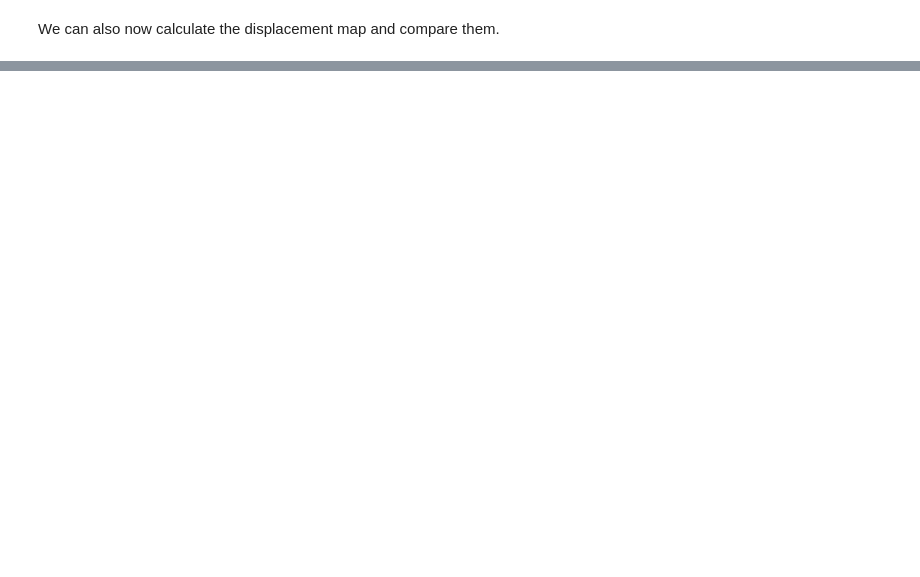
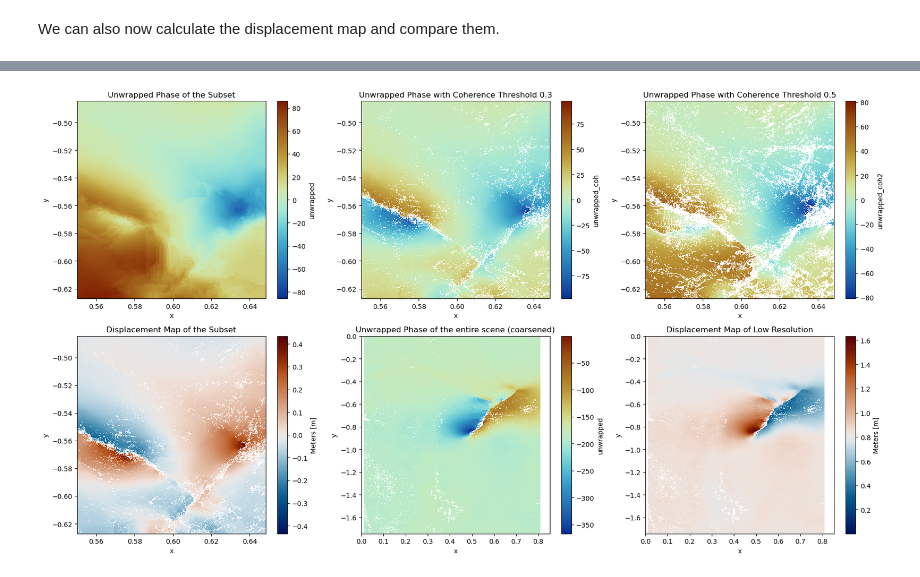
Before and after one commit to TUW-GEO/microwave-remote-sensing, a Jupyter notebook: unit_03/07_amplitude-and-phase.ipynb, the cells around one changed output, grey strips where cells are left out. Cells and saved outputs as stored; diff of their text form; code cells hidden in the pictures; blank space fills up the shorter version.

```diff
--- a/unit_03/07_amplitude-and-phase.ipynb
+++ b/unit_03/07_amplitude-and-phase.ipynb
@@ -310,31 +327,28 @@ plt.show()
 # %%
 # Plot summary of all previous plots
 fig, axs = plt.subplots(2, 3, figsize=(18, 10))
 ax = axs.ravel()
 
-# Unwrapped Phase
 (subset.unwrapped.plot.imshow(cmap=cmap_lin, ax=ax[0])
  .axes.set_title("Unwrapped Phase of the Subset"))
 
-# Unwrapped Phase with Coherence Threshold 0.3
 (subset.unwrapped_coh.plot.imshow(cmap=cmap_lin, ax=ax[1])
  .axes.set_title("Unwrapped Phase with Coherence Threshold 0.3"))
 
-# Unwrapped Phase with Coherence Threshold 0.5
 (subset.unwrapped_coh2.plot.imshow(cmap=cmap_lin, ax=ax[2])
  .axes.set_title("Unwrapped Phase with Coherence Threshold 0.5"))
 
-# Displacement Map of the Subset
-(disp_subset.plot.imshow(cmap=cmap_disp, ax=ax[3])
+(disp_subset.plot.imshow(cmap=cmap_disp, ax=ax[3],
+                         cbar_kwargs= {'label': 'Meters [m]'})
  .axes.set_title("Displacement Map of the Subset"))
 
-# Unwrapped Phase of the entire scene
 (lowres.unwrapped.plot.imshow(cmap=cmap_lin, ax=ax[4])
  .axes.set_title("Unwrapped Phase of the entire scene (coarsened)"))
 
-# Displacement Map of the Low Resolution
-(lowres_disp.plot.imshow(cmap=cmap_disp, ax=ax[5])
+(lowres_disp.plot.imshow(cmap=cmap_disp, ax=ax[5],
+                         cbar_kwargs= {'label': 'Meters [m]'})
  .axes.set_title("Displacement Map of Low Resolution"))
 
 plt.tight_layout()
-fig.savefig("summary_plot.png", dpi=200)
+# %% [output]
+[figure, added]
```
Also changed, not shown: parts of 10 cells of this notebook.
